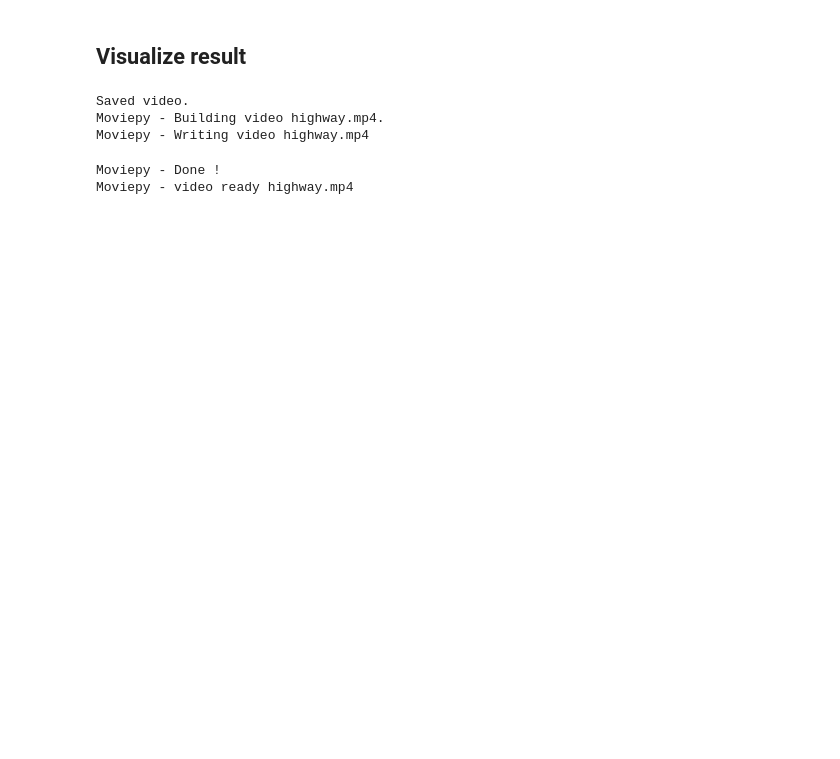
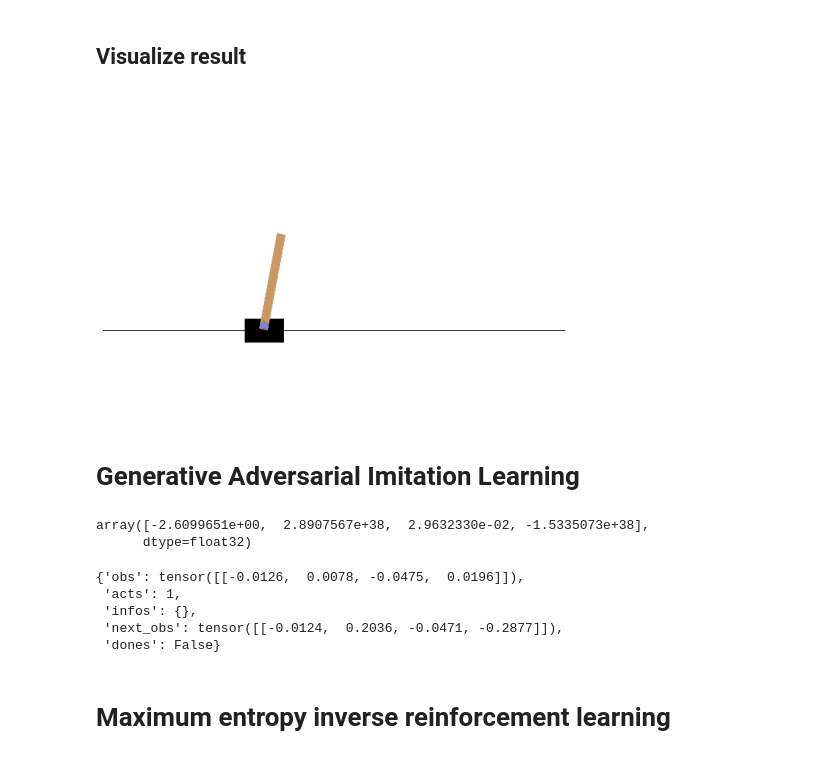
Before and after one commit to Chickeninvader/Machine_learning_project, a Jupyter notebook: imitation_learning.ipynb, the cells around one changed output. Drawn from its saved outputs; the diff is of its cells as text; code cells hidden in the pictures; blank space fills up the shorter version.

```diff
--- a/imitation_learning.ipynb
+++ b/imitation_learning.ipynb
@@ -307,7 +282,7 @@ Deprecated in NumPy 1.20; for more details and guidance: https://numpy.org/devdo
 # %% [markdown]
 Make the new environment since the old environment is wrapped, thus cannot be use in this case
 # %%
-env1 = gym.make('CartPole-v1')
+env1 = gym.make('CartPole-v1', render_mode = 'rgb_array')
 # %%
 rng = np.random.default_rng(0)
 bc_trainer = bc.BC(
@@ -328,3 +303,3 @@ Reward before training: 64.1
 # %%
 print("Training a policy using Behavior Cloning")
-bc_trainer.train(n_epochs=10)
+bc_trainer.train(n_epochs=1)
@@ -412,25 +315,28 @@ Reward after training: 27.6
 # %% [markdown]
 ## Visualize result
-# %%
-num_episodes = 0
-video_recorder = None
-env = gym.make("highway-v0", render_mode = 'rgb_array')
-video_recorder = VideoRecorder(
-    env, "highway.mp4", enabled="highway.mp4" is not None)
-obs = env.reset()
-while True:
-    env.unwrapped.render()
-    video_recorder.capture_frame()
-    action = env.action_space.sample()
-    obs, rew, done, truncated, info = env.step(action)
-    if done and truncated:
-        print("Saved video.")
-        video_recorder.close()
-        video_recorder.enabled = False
-        break
-# %% [output]
-Saved video.
-Moviepy - Building video highway.mp4.
-Moviepy - Writing video highway.mp4
-Moviepy - Done !
-Moviepy - video ready highway.mp4
+# %%
+obs, info = env.reset()
+counter = 0
+episode_len = 500
+frames = []
+
+# Define the number of episodes to collect transitions
+num_episodes = 1
+
+while True:
+    frames.append(env.unwrapped.render())
+    action = bc_trainer.policy.forward(obs)[0]
+    next_obs, rew, done, truncated, info = env.step(action)
+
+    # Update the current observation
+    obs = next_obs
+
+    if done or truncated:
+        break
+    counter = counter + 1
+# %%
+save_frames_as_gif(frames, filename='behavior_cloning.gif')
+# %% [output]
+[figure, added]
+# %% [markdown]
+# Generative Adversarial Imitation Learning
@@ -436,0 +350,13 @@ Moviepy - video ready highway.mp4
+# %%
+env1.observation_space.sample()
+# %% [output]
+array([-2.6099651e+00,  2.8907567e+38,  2.9632330e-02, -1.5335073e+38],
+      dtype=float32)
+# %%
+custom_transitions[0]
+# %% [output]
+{'obs': tensor([[-0.0126,  0.0078, -0.0475,  0.0196]]),
+ 'acts': 1,
+ 'infos': {},
+ 'next_obs': tensor([[-0.0124,  0.2036, -0.0471, -0.2877]]),
+ 'dones': False}
@@ -436,0 +410,2 @@ Moviepy - video ready highway.mp4
+# %% [markdown]
+# Maximum entropy inverse reinforcement learning
```
Also changed, not shown: parts of 30 cells of this notebook, 51 other files.
